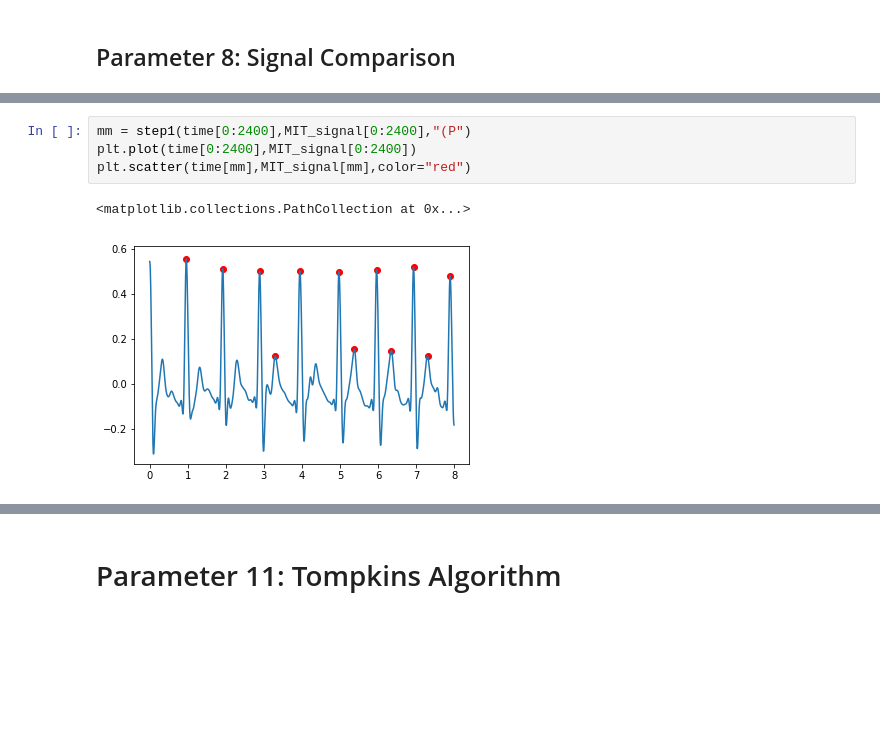
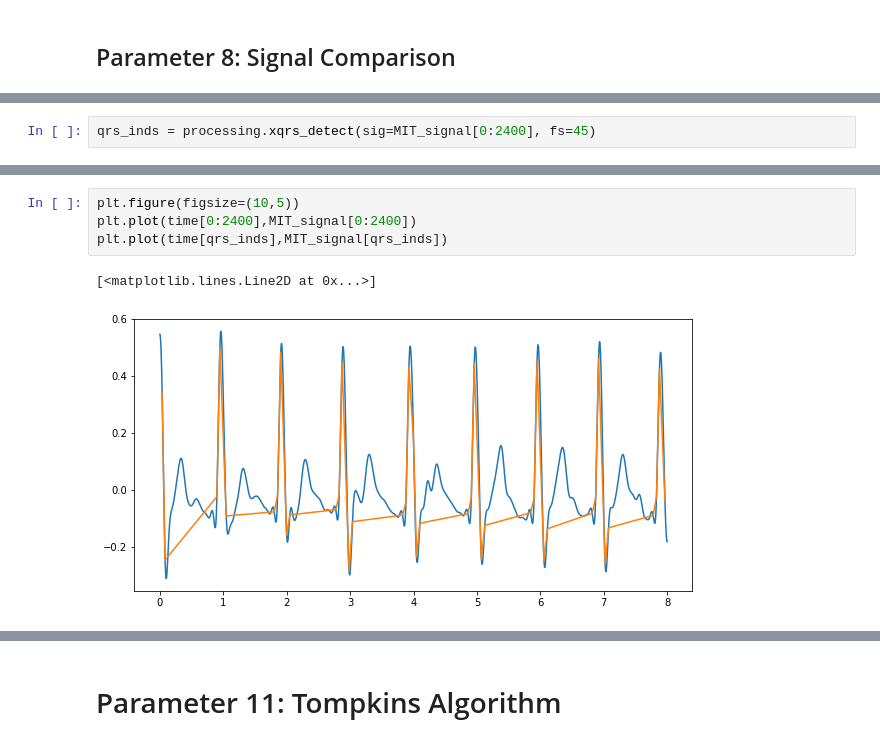
Before and after one commit to AhmadChaiban/War_on_arrhythmia, a Jupyter notebook: Thesis_Notebook.ipynb, the cells around one changed output, grey strips where cells are left out. Drawn from its saved outputs; the diff is of its cells as text; blank space fills up the shorter version.

Commit message:
Changed the entire structure of the QRS detection and used WFDB instead of the recommended procedure in appendix B.

```diff
--- a/Thesis_Notebook.ipynb
+++ b/Thesis_Notebook.ipynb
@@ -775,0 +743,2 @@ def step1(t,signal,ty):
+# %%
+qrs_inds = processing.xqrs_detect(sig=MIT_signal[0:2400], fs=45)
@@ -776,7 +756,7 @@ def step1(t,signal,ty):
 # %%
-mm = step1(time[0:2400],MIT_signal[0:2400],"(P")
+plt.figure(figsize=(10,5))
 plt.plot(time[0:2400],MIT_signal[0:2400])
-plt.scatter(time[mm],MIT_signal[mm],color="red")
+plt.plot(time[qrs_inds],MIT_signal[qrs_inds])
 # %% [output]
-<matplotlib.collections.PathCollection at 0x...>
+[<matplotlib.lines.Line2D at 0x...>]
-[figure, old version]
+[figure, new version]
```
Also changed, not shown: parts of 17 cells of this notebook.
